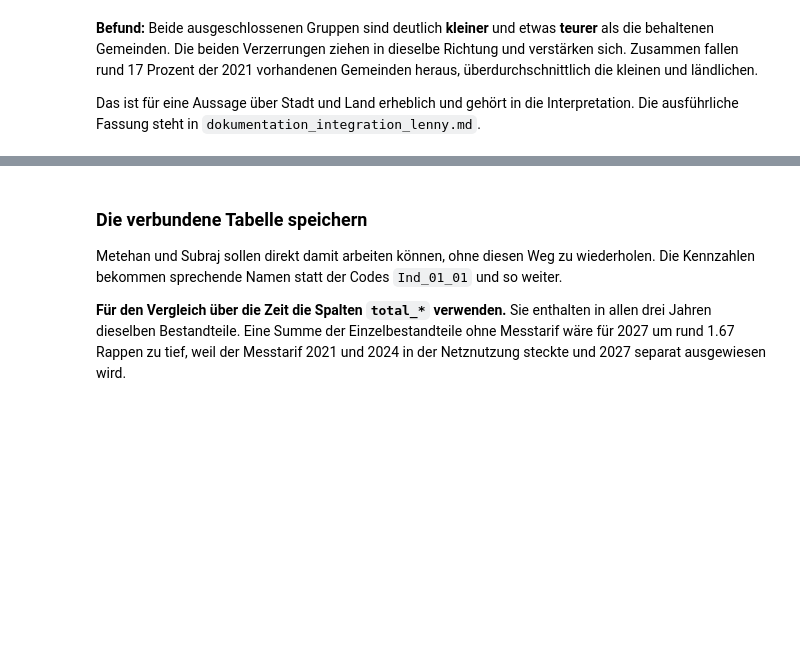
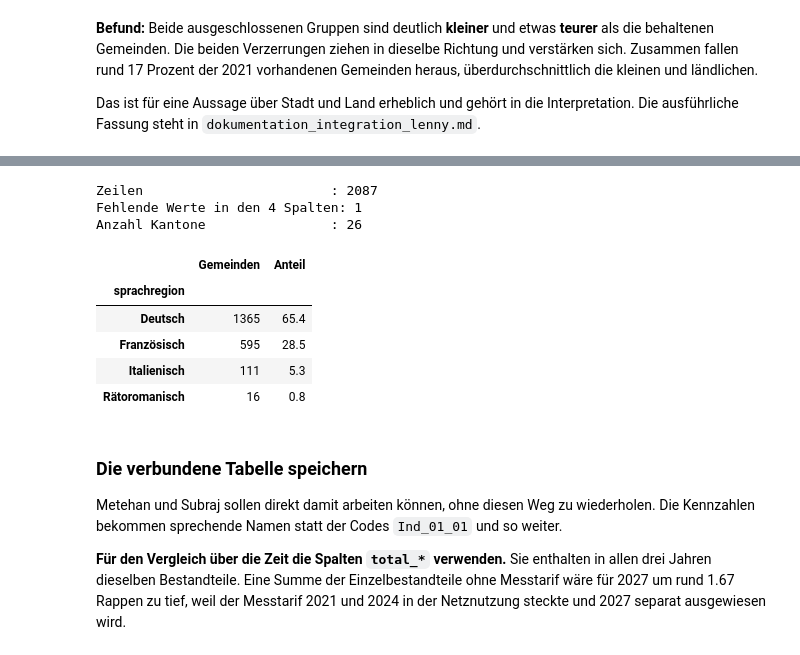
Before and after one commit to AltayMetehan/data-prices-electronic, a Jupyter notebook: scripts/01_daten_bfs_lenny.ipynb, the cells around one changed output, grey strips where cells are left out. Cells and saved outputs as stored; diff of their text form; code cells hidden in the pictures; blank space fills up the shorter version.

```diff
--- a/scripts/01_daten_bfs_lenny.ipynb
+++ b/scripts/01_daten_bfs_lenny.ipynb
@@ -411,0 +477,4 @@ Interpretation. Die ausführliche Fassung steht in `dokumentation_integration_le
+# %%
+fehlend = sorted(set(verbunden.index) - set(raum.index))
+print(f"Von unseren {len(verbunden)} Gemeinden fehlen {len(fehlend)} in den Raumgliederungen:")
+verbunden.loc[fehlend, ["gemeinde"]]
@@ -411,0 +563,9 @@ Interpretation. Die ausführliche Fassung steht in `dokumentation_integration_le
+# %%
+if ergaenzt:
+    raum = pd.concat([raum, pd.DataFrame(ergaenzt).T.rename_axis("gemeinde_nr")])
+
+verbunden = verbunden.join(raum, how="left")
+
+NEU = ["kanton", "kanton_nr", "sprachregion", "gemeindetyp_9"]
+print("Fehlende Werte in den neuen Spalten:")
+print(verbunden[NEU].isna().sum().to_string())
@@ -412,3 +584,21 @@ Interpretation. Die ausführliche Fassung steht in `dokumentation_integration_le
+# %%
+print(f"Zeilen                        : {len(verbunden)}")
+print(f"Fehlende Werte in den 4 Spalten: {int(verbunden[NEU].isna().sum().sum())}")
+print(f"Anzahl Kantone                : {verbunden.kanton.nunique()}")
+print()
+verteilung = verbunden.sprachregion.value_counts().to_frame("Gemeinden")
+verteilung["Anteil"] = (verteilung.Gemeinden / len(verbunden) * 100).round(1)
+verteilung
+# %% [output]
+Zeilen                        : 2087
+Fehlende Werte in den 4 Spalten: 1
+Anzahl Kantone                : 26
+|  | Gemeinden | Anteil |
+| sprachregion |  |  |
+| Deutsch | 1365 | 65.4 |
+| Französisch | 595 | 28.5 |
+| Italienisch | 111 | 5.3 |
+| Rätoromanisch | 16 | 0.8 |
 # %% [markdown]
 ### Die verbundene Tabelle speichern
 
```
Also changed, not shown: parts of 12 cells of this notebook, 10 other files.
